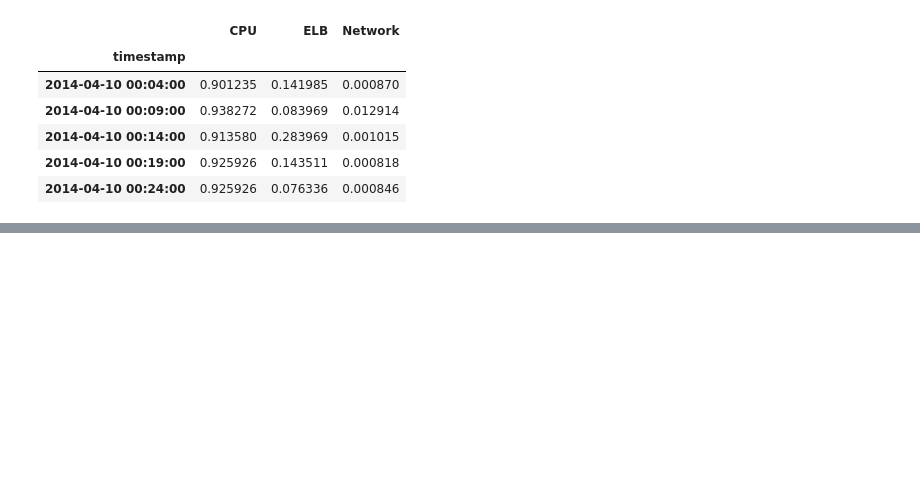
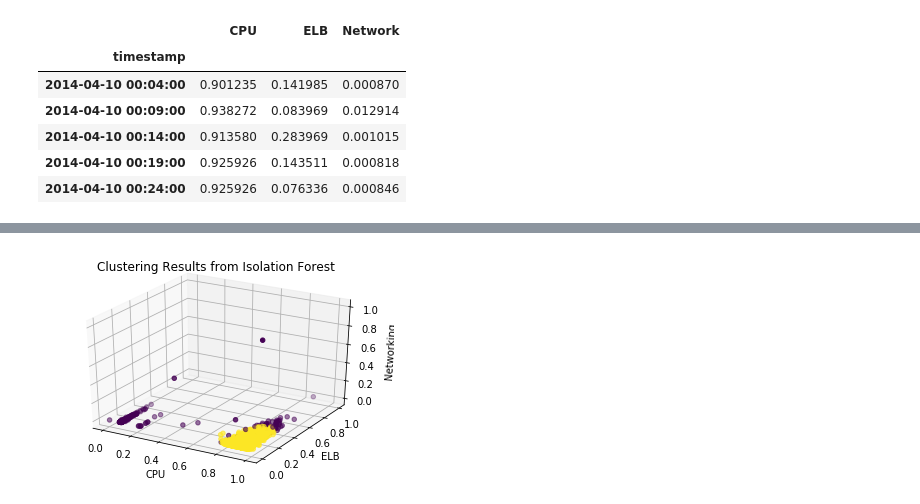
Before and after one commit to kj808/2018Visualizations, a Jupyter notebook: notebook/Visuals.ipynb, the cells around one changed output, grey strips where cells are left out. Saved outputs shown, nothing was run; the diff lists cells and outputs as text; code cells hidden in the pictures; blank space fills up the shorter version.

```diff
--- a/notebook/Visuals.ipynb
+++ b/notebook/Visuals.ipynb
@@ -80,0 +52,19 @@ plt.show()
+# %%
+# fit the model
+clf = isoForest()
+clf.fit(orig)
+anomalies = clf.predict(orig)
+
+#Start plotting
+# 3D Scatter Plot
+fig = plt.figure()
+ax = fig.add_subplot(111, projection='3d')
+ax.scatter(orig[:, 0], orig[:, 1], orig[:, 2],c=anomalies)
+
+ax.set_xlabel('CPU')
+ax.set_ylabel('ELB')
+ax.set_zlabel('Networking')
+ax.set_title('Clustering Results from Isolation Forest')
+plt.show()
+# %% [output]
+[figure, added]
```
Also changed, not shown: parts of 16 cells of this notebook.
